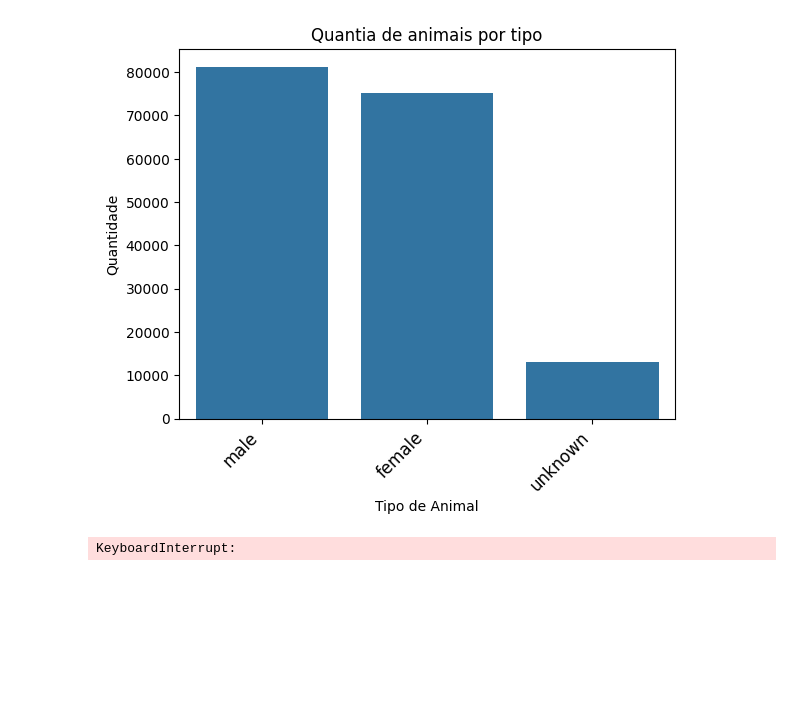
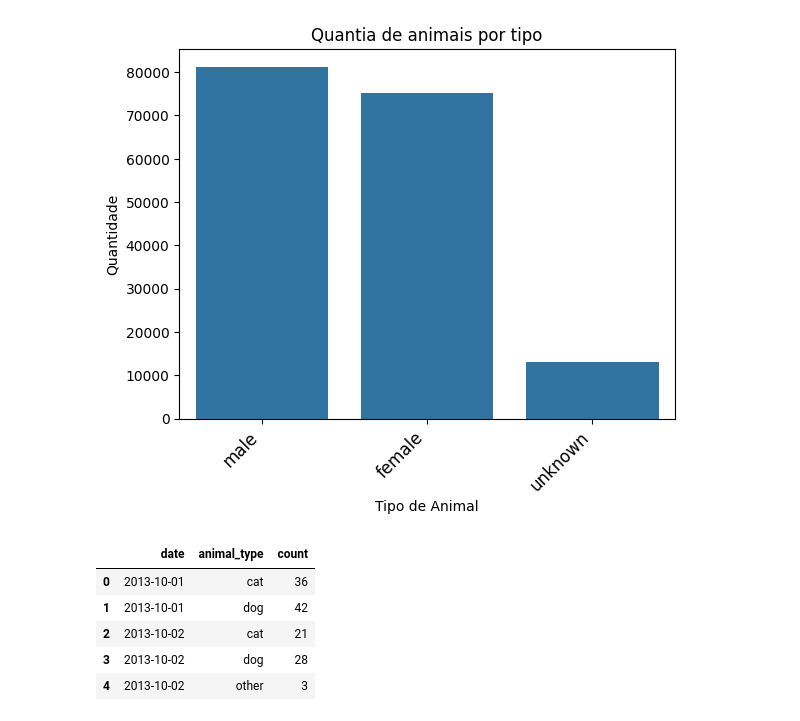
Before and after one commit to renneruan/data-science-animal-shelter, a Jupyter notebook: data_visualization.ipynb, the cells around one changed output. Drawn from its saved outputs; the diff is of its cells as text; code cells hidden in the pictures; blank space fills up the shorter version.

```diff
--- a/data_visualization.ipynb
+++ b/data_visualization.ipynb
@@ -68,22 +68,17 @@ plt.xticks(rotation=45, ha="right", fontsize=12)
 plt.show()
 # %% [output]
 [figure]
-# %%
-fig = sns.lineplot(x="datetime", y="animal_type", data=df, marker="o")
-
-# Set labels and title
-plt.title("Value Over Time", fontsize=16)
-plt.xlabel("Datetime", fontsize=14)
-plt.ylabel("Value", fontsize=14)
-
-# Rotate x-axis labels for better readability
-plt.xticks(rotation=45, ha="right", fontsize=12)
-
-# Show the plot
-plt.tight_layout()
-
-fig.autofmt_xdate()
-
-plt.show()
-# %% [output]
-KeyboardInterrupt:
+# %%
+df2 = (
+    df.groupby(["date", "animal_type"])
+    .agg(count=("animal_type", "count"))
+    .reset_index()
+)
+df2.head()
+# %% [output]
+|  | date | animal_type | count |
+| 0 | 2013-10-01 | cat | 36 |
+| 1 | 2013-10-01 | dog | 42 |
+| 2 | 2013-10-02 | cat | 21 |
+| 3 | 2013-10-02 | dog | 28 |
+| 4 | 2013-10-02 | other | 3 |
```
Also changed, not shown: parts of 3 cells of this notebook, 1 other file.
